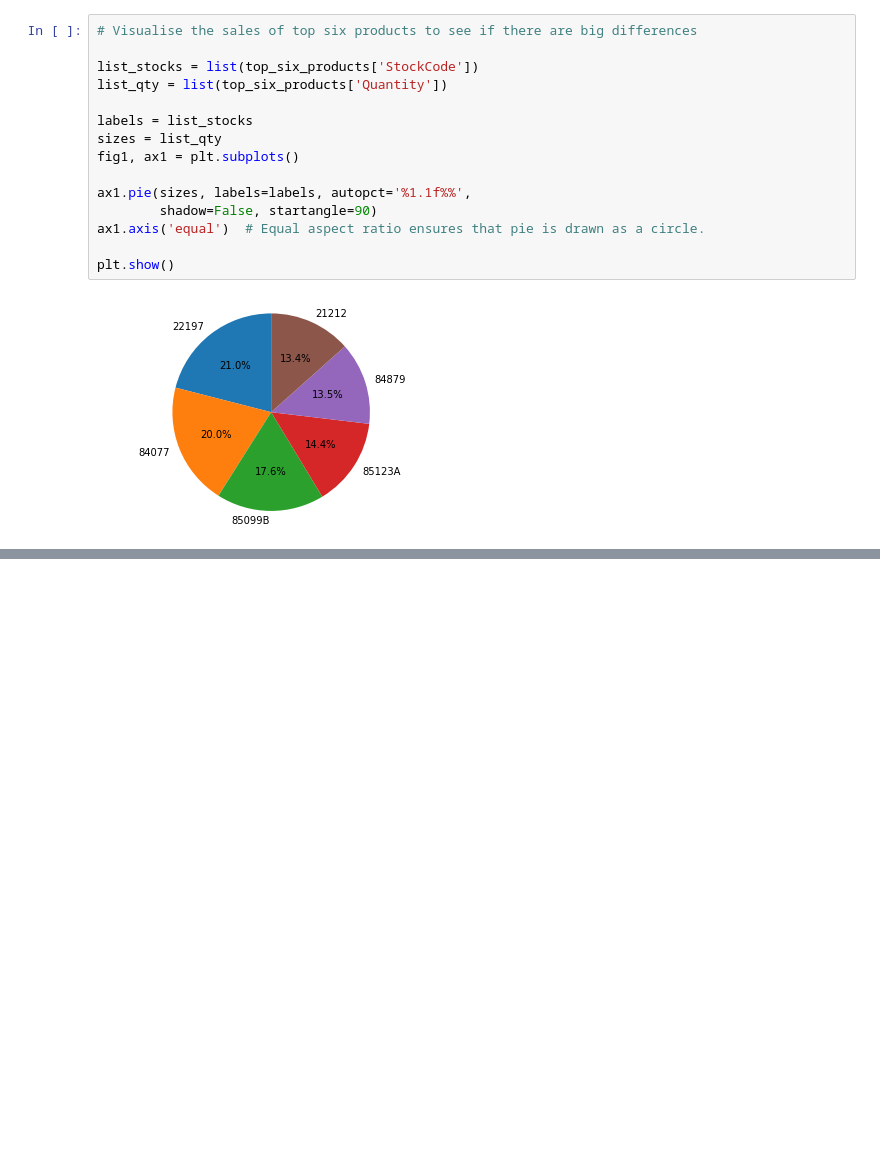
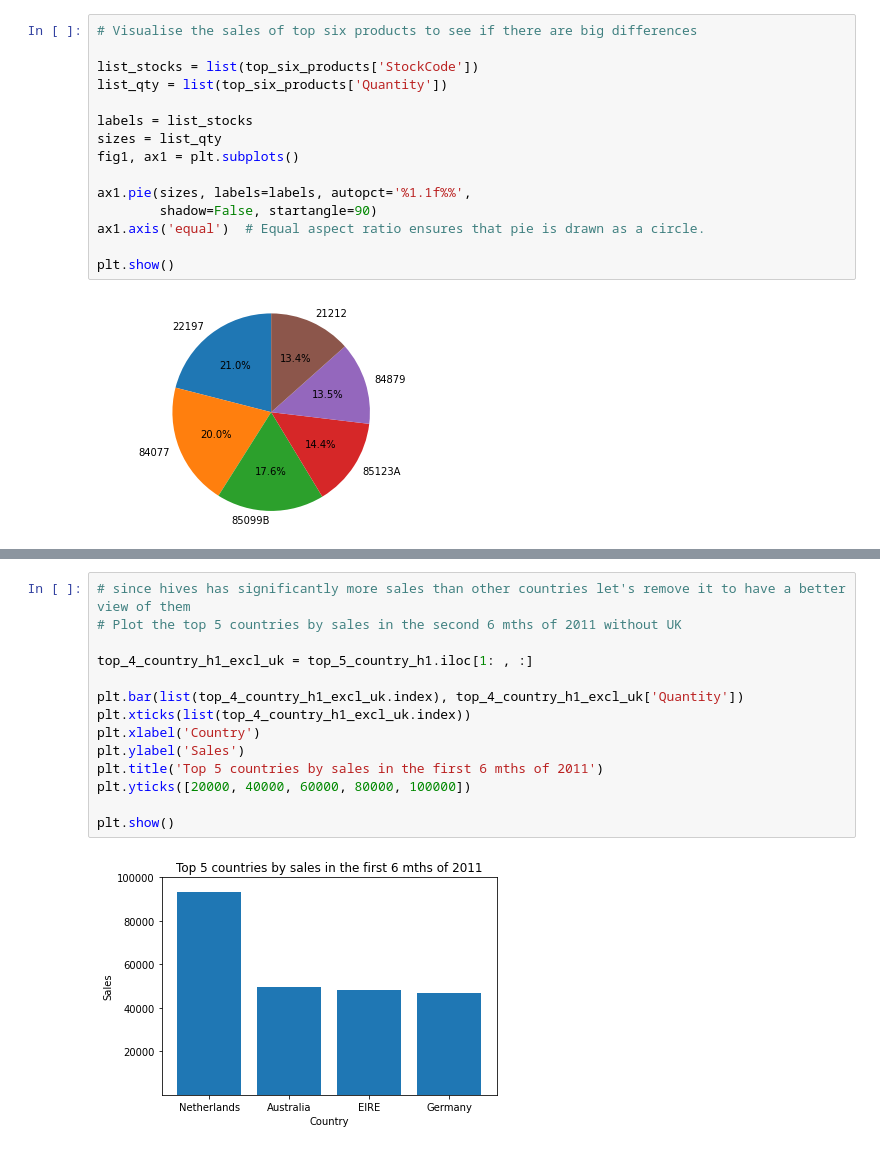
Before and after one commit to georgiev-ventsi/ecommerce-data-analysis, a Jupyter notebook: E-commerce_analysis.ipynb, the cells around one changed output, grey strips where cells are left out. Cells and saved outputs as stored; diff of their text form; blank space fills up the shorter version.

```diff
--- a/E-commerce_analysis.ipynb
+++ b/E-commerce_analysis.ipynb
@@ -315 +345,17 @@ plt.show()
+# %%
+# since hives has significantly more sales than other countries let's remove it to have a better view of them
+# Plot the top 5 countries by sales in the second 6 mths of 2011 without UK
+
+top_4_country_h1_excl_uk = top_5_country_h1.iloc[1: , :]
+
+plt.bar(list(top_4_country_h1_excl_uk.index), top_4_country_h1_excl_uk['Quantity'])
+plt.xticks(list(top_4_country_h1_excl_uk.index))
+plt.xlabel('Country')
+plt.ylabel('Sales')
+plt.title('Top 5 countries by sales in the first 6 mths of 2011')
+plt.yticks([20000, 40000, 60000, 80000, 100000])
+
+plt.show()
+# %% [output]
+[figure, added]
 # %%
```
Also changed, not shown: parts of 19 cells of this notebook.
